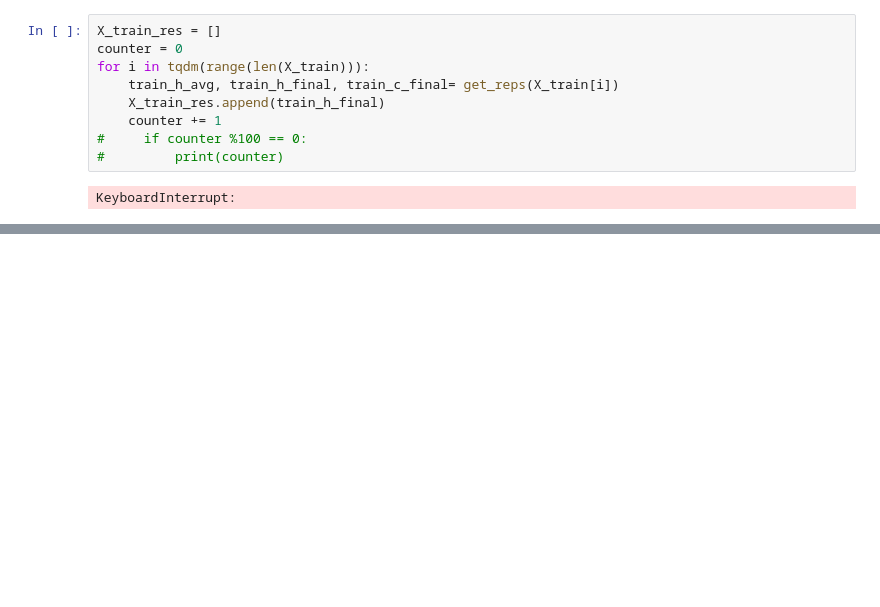
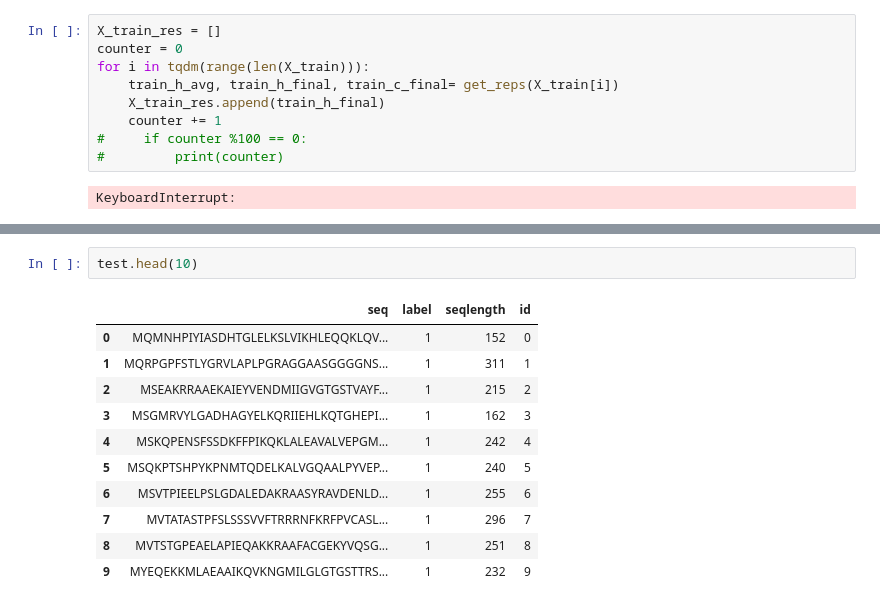
Before and after one commit to kingstdio/BioUniprot, a Jupyter notebook: tasks/task1/task1_dataFrom_DeepRe.ipynb, the cells around one changed output, grey strips where cells are left out. Drawn from its saved outputs; the diff is of its cells as text; blank space fills up the shorter version.

```diff
--- a/tasks/task1/task1_dataFrom_DeepRe.ipynb
+++ b/tasks/task1/task1_dataFrom_DeepRe.ipynb
@@ -252,0 +257,14 @@ array([[ 1, 19,  1, ...,  0,  0,  0],
+# %%
+test.head(10)
+# %% [output]
+|  | seq | label | seqlength | id |
+| 0 | MQMNHPIYIASDHTGLELKSLVIKHLEQQKLQV... | 1 | 152 | 0 |
+| 1 | MQRPGPFSTLYGRVLAPLPGRAGGAASGGGGNS... | 1 | 311 | 1 |
+| 2 | MSEAKRRAAEKAIEYVENDMIIGVGTGSTVAYF... | 1 | 215 | 2 |
+| 3 | MSGMRVYLGADHAGYELKQRIIEHLKQTGHEPI... | 1 | 162 | 3 |
+| 4 | MSKQPENSFSSDKFFPIKQKLALEAVALVEPGM... | 1 | 242 | 4 |
+| 5 | MSQKPTSHPYKPNMTQDELKALVGQAALPYVEP... | 1 | 240 | 5 |
+| 6 | MSVTPIEELPSLGDALEDAKRAASYRAVDENLD... | 1 | 255 | 6 |
+| 7 | MVTATASTPFSLSSSVVFTRRRNFKRFPVCASL... | 1 | 296 | 7 |
+| 8 | MVTSTGPEAELAPIEQAKKRAAFACGEKYVQSG... | 1 | 251 | 8 |
+| 9 | MYEQEKKMLAEAAIKQVKNGMILGLGTGSTTRS... | 1 | 232 | 9 |
```
Also changed, not shown: parts of 3 cells of this notebook, 1 other file.
